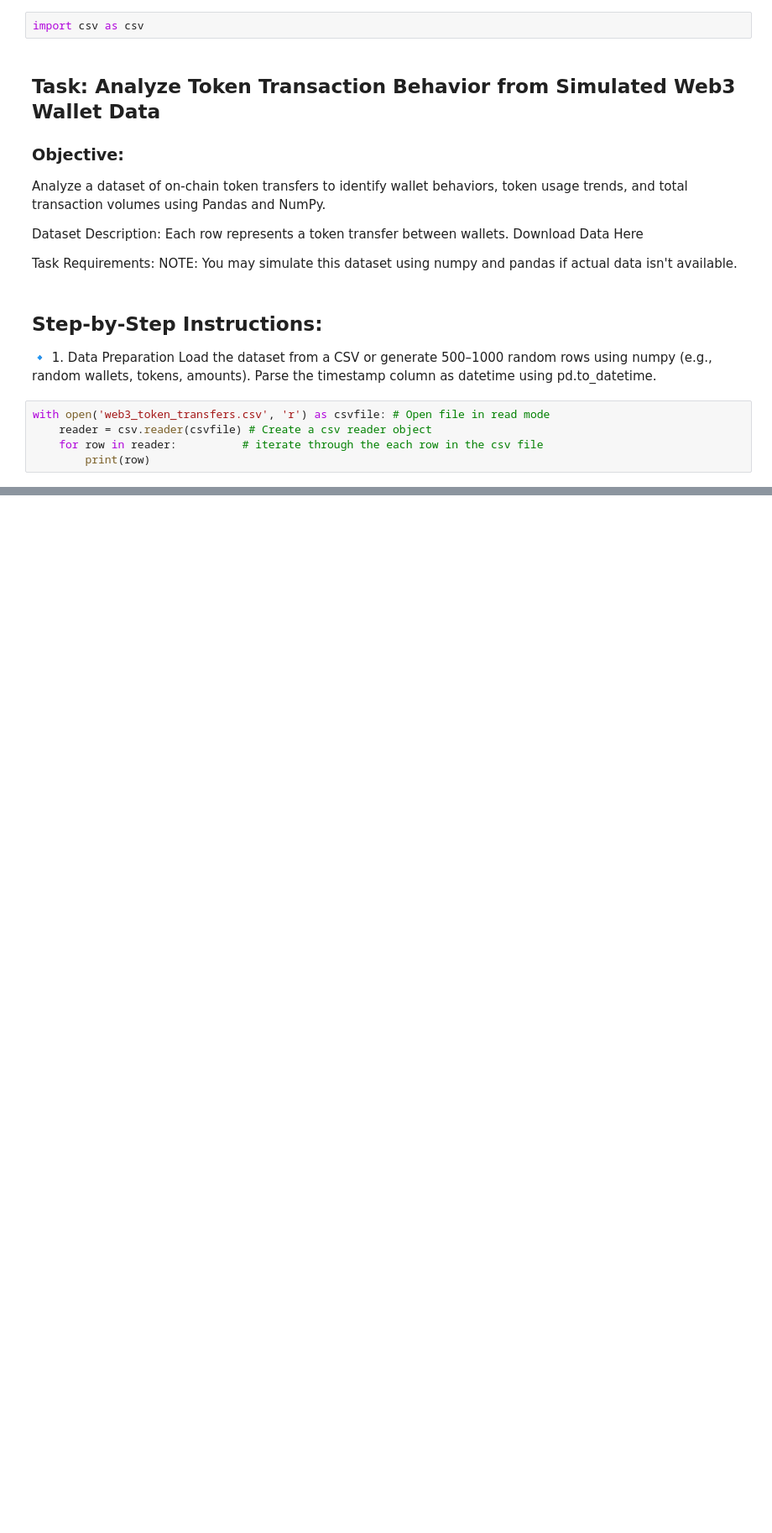
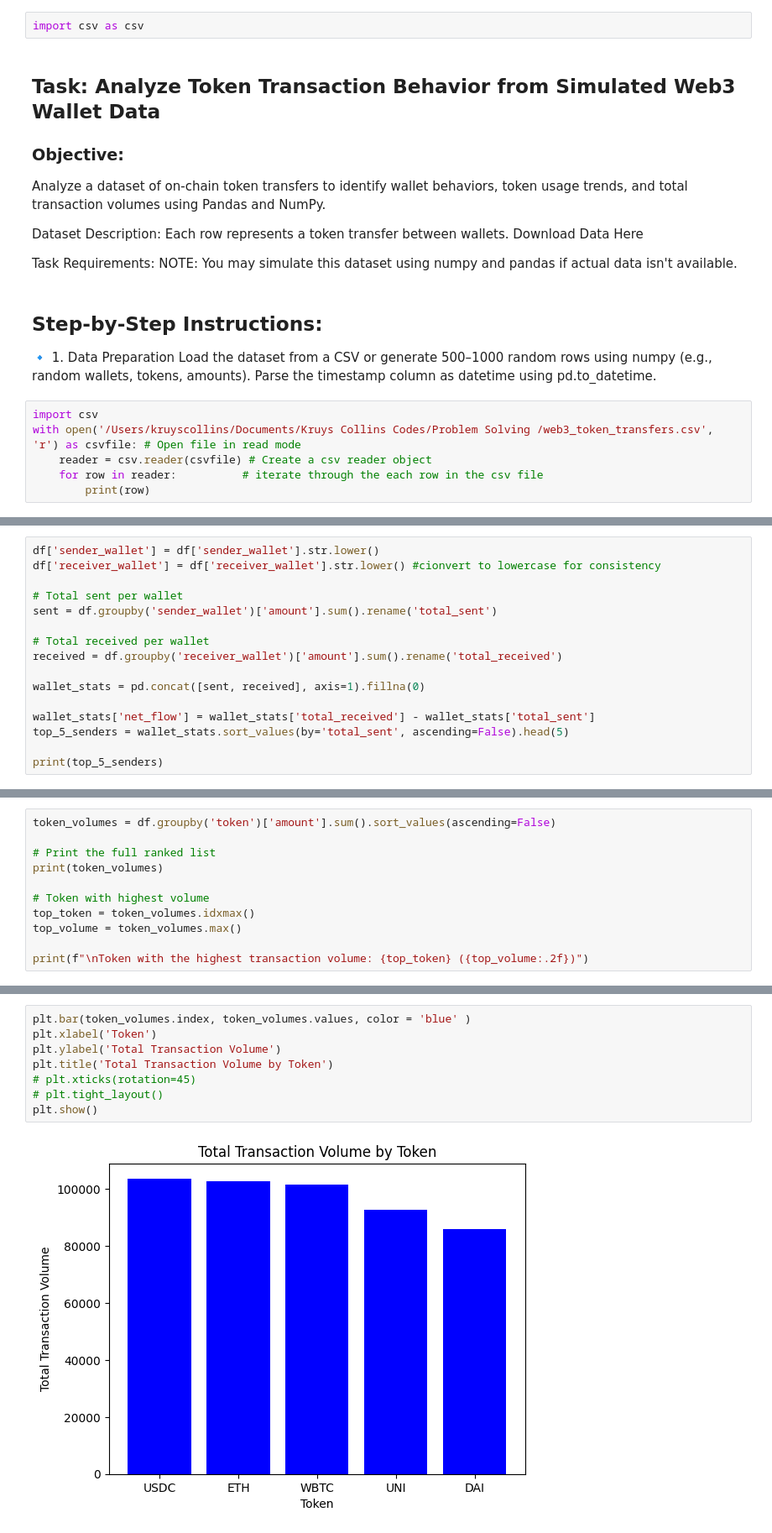
Before and after one commit to Kruys-Collins/Problem-Solving, a Jupyter notebook: Module_2/NumPyPandas.ipynb, the cells around one changed output, grey strips where cells are left out. Shown: that part at 84% size. Drawn from its saved outputs; the diff is of its cells as text; blank space fills up the shorter version.

```diff
--- a/Module_2/NumPyPandas.ipynb
+++ b/Module_2/NumPyPandas.ipynb
@@ -18,7 +18,8 @@ NOTE: You may simulate this dataset using numpy and pandas if actual data isn't
 Load the dataset from a CSV or generate 500–1000 random rows using numpy (e.g., random wallets, tokens, amounts).
 Parse the timestamp column as datetime using pd.to_datetime.
 # %%
-with open('web3_token_transfers.csv', 'r') as csvfile: # Open file in read mode
+import csv
+with open('/Users/kruyscollins/Documents/Kruys Collins Codes/Problem Solving /web3_token_transfers.csv', 'r') as csvfile: # Open file in read mode
     reader = csv.reader(csvfile) # Create a csv reader object
     for row in reader:          # iterate through the each row in the csv file
         print(row)
@@ -26,0 +163,16 @@ FileNotFoundError: [Errno 2] No such file or directory: 'web3_token_transfers.cs
+# %%
+df['sender_wallet'] = df['sender_wallet'].str.lower()
+df['receiver_wallet'] = df['receiver_wallet'].str.lower() #cionvert to lowercase for consistency
+
+# Total sent per wallet
+sent = df.groupby('sender_wallet')['amount'].sum().rename('total_sent')
+
+# Total received per wallet
+received = df.groupby('receiver_wallet')['amount'].sum().rename('total_received')
+
+wallet_stats = pd.concat([sent, received], axis=1).fillna(0)
+
+wallet_stats['net_flow'] = wallet_stats['total_received'] - wallet_stats['total_sent']
+top_5_senders = wallet_stats.sort_values(by='total_sent', ascending=False).head(5)
+
+print(top_5_senders)
@@ -26,0 +216,11 @@ FileNotFoundError: [Errno 2] No such file or directory: 'web3_token_transfers.cs
+# %%
+token_volumes = df.groupby('token')['amount'].sum().sort_values(ascending=False)
+
+# Print the full ranked list
+print(token_volumes)
+
+# Token with highest volume
+top_token = token_volumes.idxmax()
+top_volume = token_volumes.max()
+
+print(f"\nToken with the highest transaction volume: {top_token} ({top_volume:.2f})")
@@ -26,0 +241,10 @@ FileNotFoundError: [Errno 2] No such file or directory: 'web3_token_transfers.cs
+# %%
+plt.bar(token_volumes.index, token_volumes.values, color = 'blue' )
+plt.xlabel('Token')
+plt.ylabel('Total Transaction Volume')
+plt.title('Total Transaction Volume by Token')
+# plt.xticks(rotation=45)
+# plt.tight_layout()
+plt.show()
+# %% [output]
+[figure, added]
```
Also changed, not shown: parts of 40 cells of this notebook, 3 other files.
